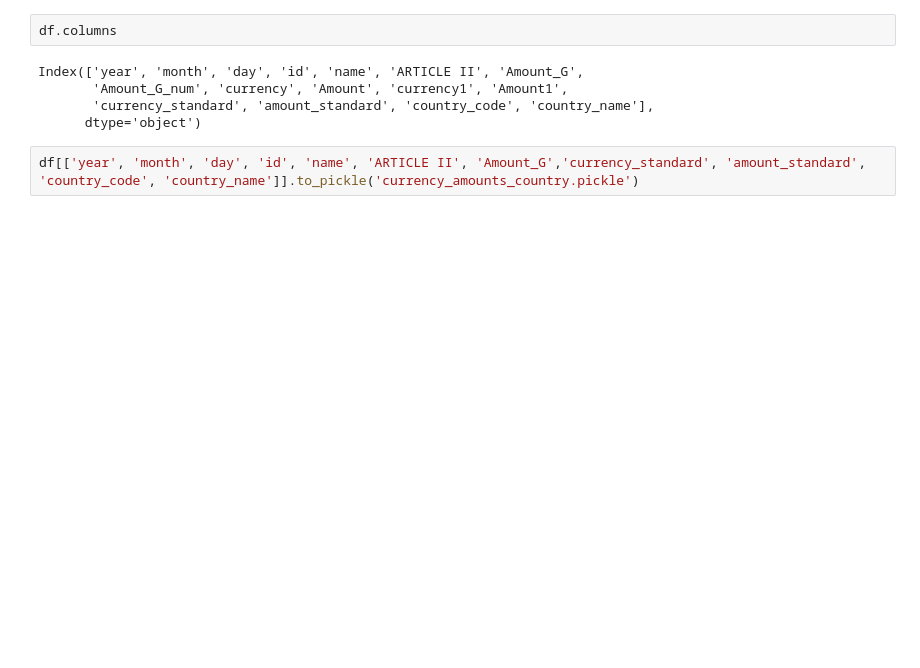
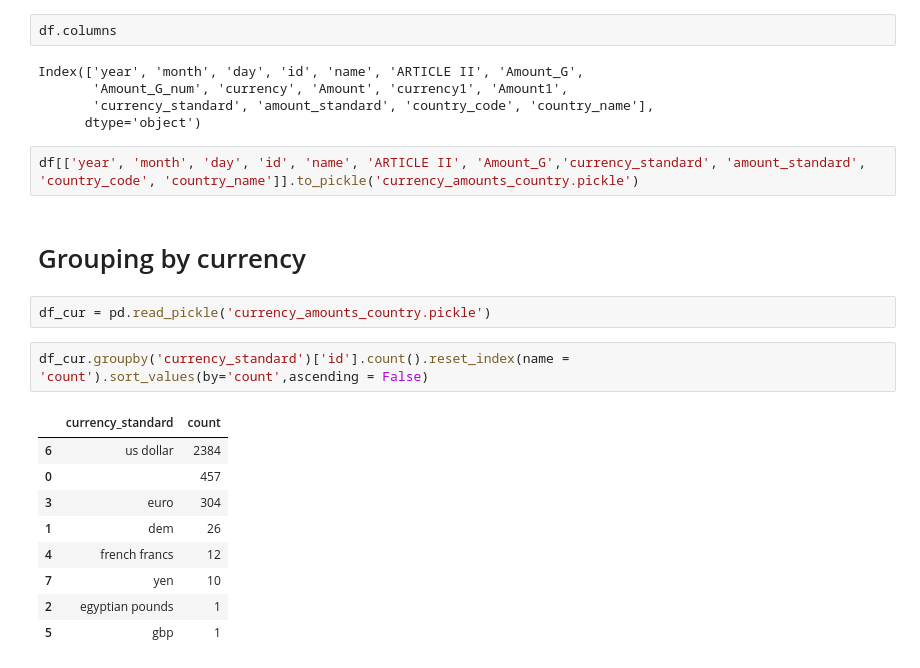
Before and after one commit to sliao7/Qarik-Project, a Jupyter notebook: extracting_amounts.ipynb, the cells around one changed output. Drawn from its saved outputs; the diff is of its cells as text; blank space fills up the shorter version.

Commit message:
grouped by currency

```diff
--- a/extracting_amounts.ipynb
+++ b/extracting_amounts.ipynb
@@ -308,3 +277,19 @@ Index(['year', 'month', 'day', 'id', 'name', 'ARTICLE II', 'Amount_G',
       dtype='object')
 # %%
 df[['year', 'month', 'day', 'id', 'name', 'ARTICLE II', 'Amount_G','currency_standard', 'amount_standard', 'country_code', 'country_name']].to_pickle('currency_amounts_country.pickle')
+# %% [markdown]
+# Grouping by currency
+# %%
+df_cur = pd.read_pickle('currency_amounts_country.pickle')
+# %%
+df_cur.groupby('currency_standard')['id'].count().reset_index(name = 'count').sort_values(by='count',ascending = False)
+# %% [output]
+|  | currency_standard | count |
+| 6 | us dollar | 2384 |
+| 0 |  | 457 |
+| 3 | euro | 304 |
+| 1 | dem | 26 |
+| 4 | french francs | 12 |
+| 7 | yen | 10 |
+| 2 | egyptian pounds | 1 |
+| 5 | gbp | 1 |
```
Also changed, not shown: parts of 3 cells of this notebook.
